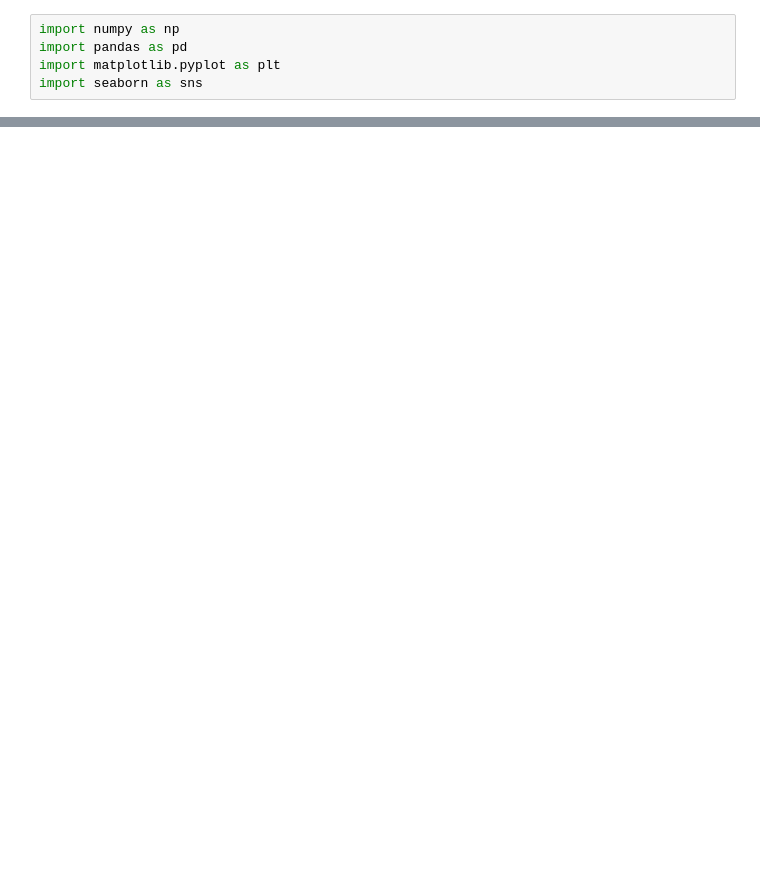
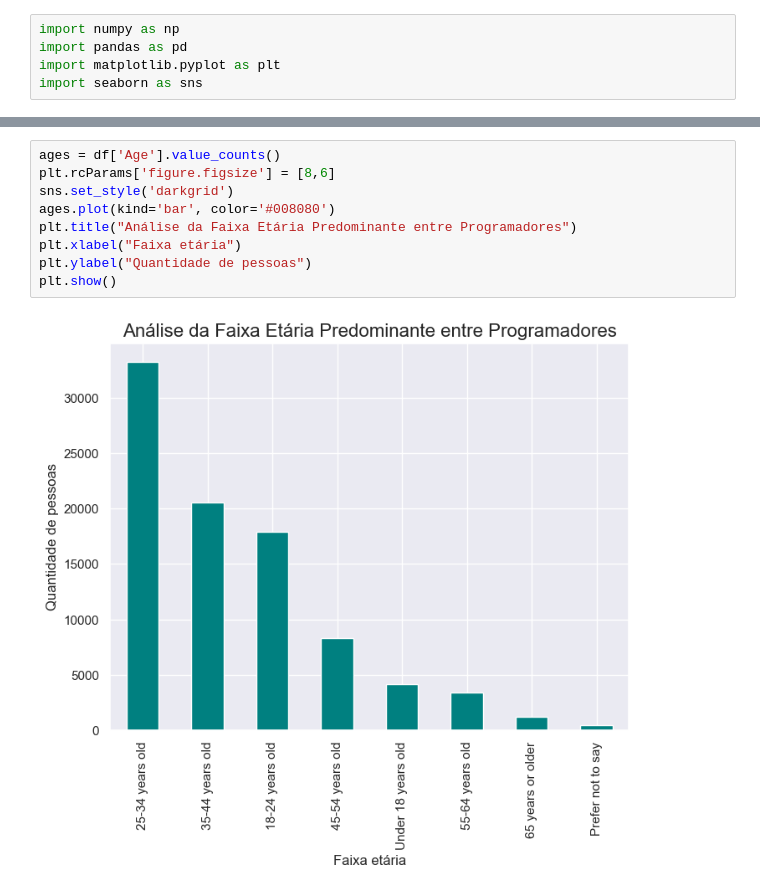
Before and after one commit to leticiasants/Trabalho01-MetodosMatematicosParaAnaliseDeDados, a Jupyter notebook: Trabalho01.ipynb, the cells around one changed output, grey strips where cells are left out. Drawn from its saved outputs; the diff is of its cells as text; blank space fills up the shorter version.

Commit message:
feat: added the plotted graphs and their respective explanations

```diff
--- a/Trabalho01.ipynb
+++ b/Trabalho01.ipynb
@@ -22,0 +42,11 @@ df
+# %%
+ages = df['Age'].value_counts()
+plt.rcParams['figure.figsize'] = [8,6]
+sns.set_style('darkgrid')
+ages.plot(kind='bar', color='#008080')
+plt.title("Análise da Faixa Etária Predominante entre Programadores")
+plt.xlabel("Faixa etária")
+plt.ylabel("Quantidade de pessoas")
+plt.show()
+# %% [output]
+[figure, added]
```
Also changed, not shown: parts of 21 cells of this notebook.
